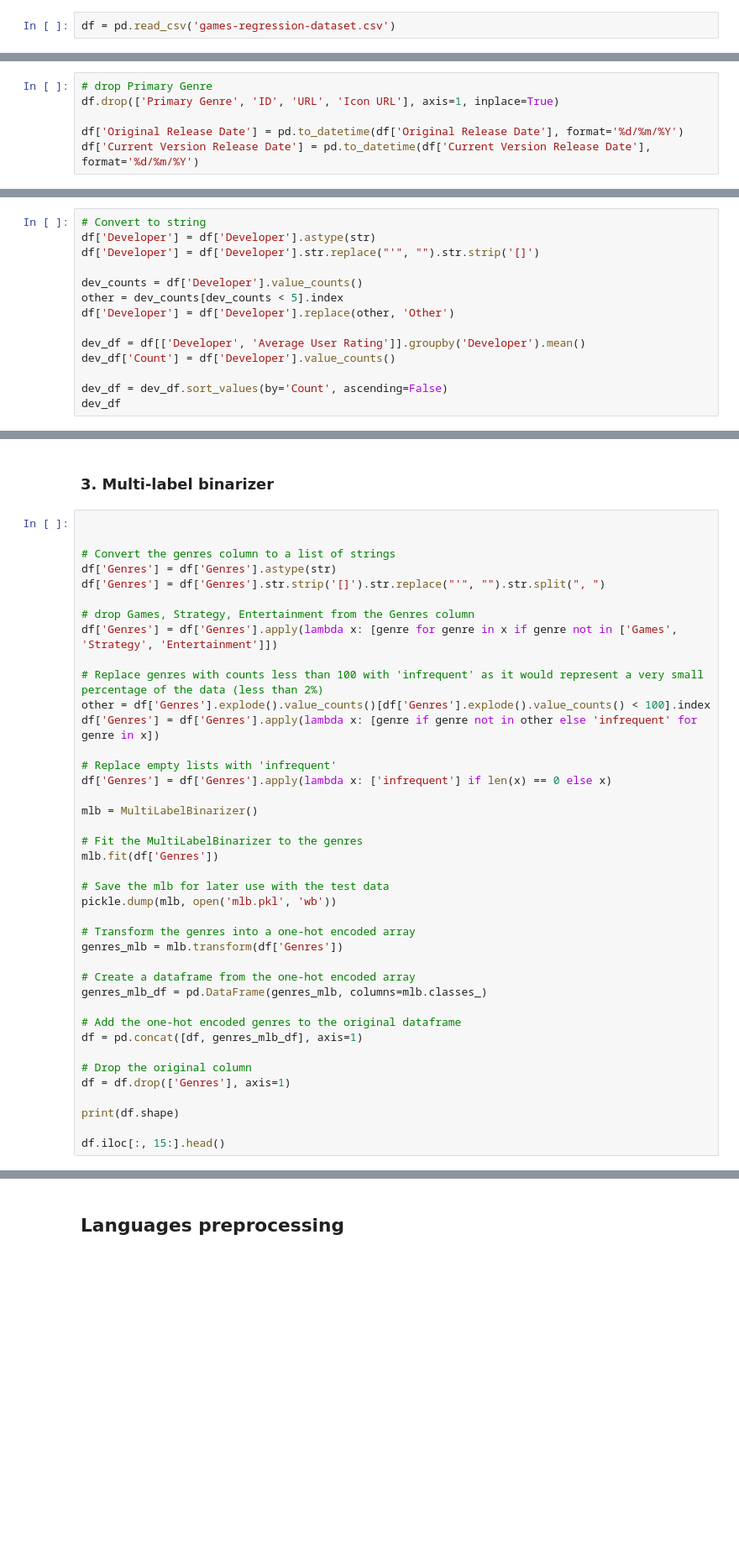
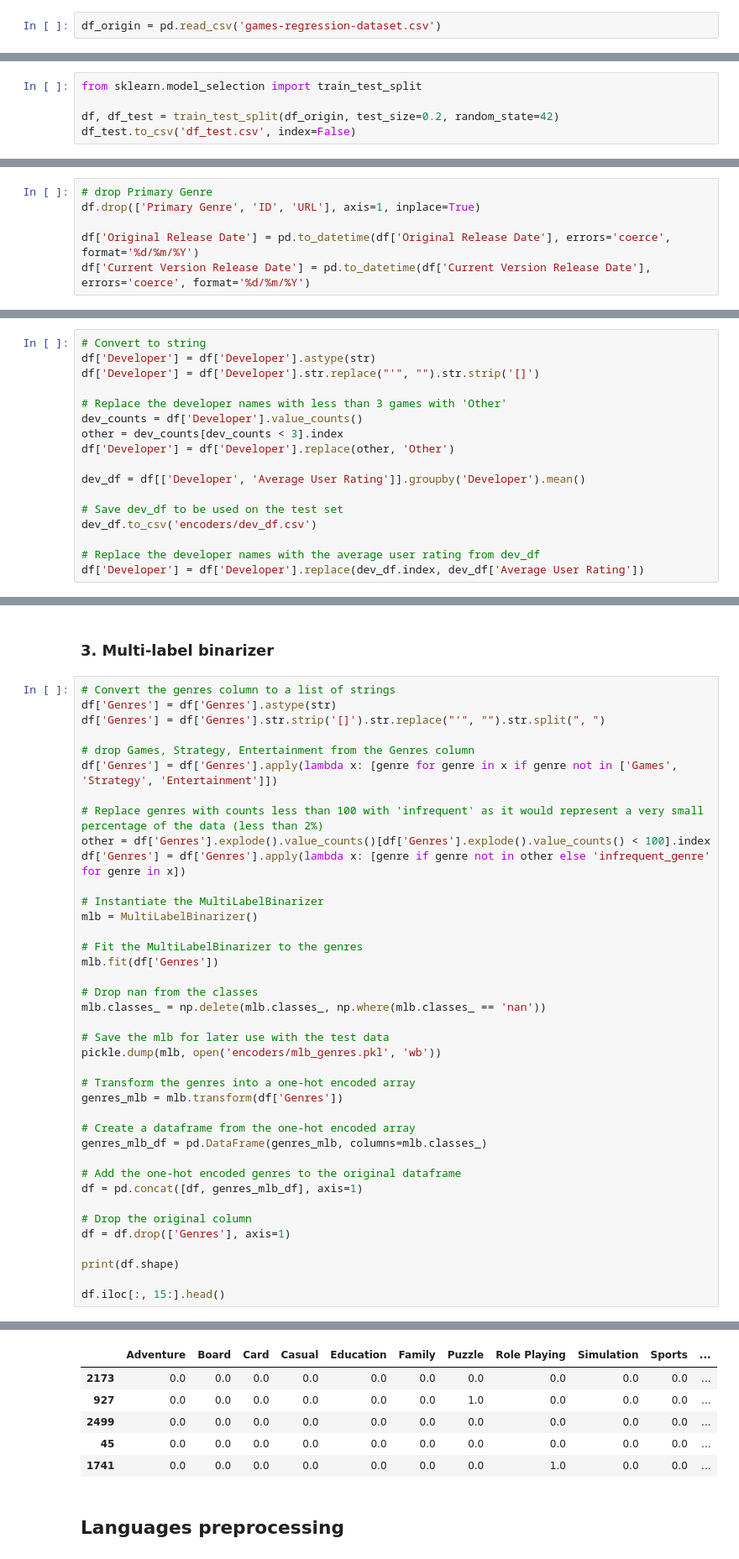
Before and after one commit to yusufnasserdev/games-rating-model, a Jupyter notebook: Phase1/preprocessing.ipynb, the cells around one changed output, grey strips where cells are left out. Shown at 84% size. Drawn from its saved outputs; the diff is of its cells as text; blank space fills up the shorter version.

```diff
--- a/Phase1/preprocessing.ipynb
+++ b/Phase1/preprocessing.ipynb
@@ -18,4 +18,4 @@ warnings.filterwarnings('ignore')
 # %% [markdown]
 ## Load the dataset
 # %%
-df = pd.read_csv('games-regression-dataset.csv')
+df_origin = pd.read_csv('games-regression-dataset.csv')
@@ -22,11 +24,16 @@ df = pd.read_csv('games-regression-dataset.csv')
+# %%
+from sklearn.model_selection import train_test_split
+
+df, df_test = train_test_split(df_origin, test_size=0.2, random_state=42)
+df_test.to_csv('df_test.csv', index=False)
 # %% [markdown]
 ## Setting data types
 # %%
 # drop Primary Genre
-df.drop(['Primary Genre', 'ID', 'URL', 'Icon URL'], axis=1, inplace=True)
+df.drop(['Primary Genre', 'ID', 'URL'], axis=1, inplace=True)
 
-df['Original Release Date'] = pd.to_datetime(df['Original Release Date'], format='%d/%m/%Y')
-df['Current Version Release Date'] = pd.to_datetime(df['Current Version Release Date'], format='%d/%m/%Y')
+df['Original Release Date'] = pd.to_datetime(df['Original Release Date'], errors='coerce', format='%d/%m/%Y')
+df['Current Version Release Date'] = pd.to_datetime(df['Current Version Release Date'], errors='coerce', format='%d/%m/%Y')
 # %% [markdown]
 ## Data Exploration
 # %% [markdown]
@@ -67,12 +93,15 @@ print(langs_counts[1:30])
 df['Developer'] = df['Developer'].astype(str)
 df['Developer'] = df['Developer'].str.replace("'", "").str.strip('[]')
 
+# Replace the developer names with less than 3 games with 'Other'
 dev_counts = df['Developer'].value_counts()
-other = dev_counts[dev_counts < 5].index
+other = dev_counts[dev_counts < 3].index
 df['Developer'] = df['Developer'].replace(other, 'Other')
 
 dev_df = df[['Developer', 'Average User Rating']].groupby('Developer').mean()
-dev_df['Count'] = df['Developer'].value_counts()
 
-dev_df = dev_df.sort_values(by='Count', ascending=False)
-dev_df
+# Save dev_df to be used on the test set
+dev_df.to_csv('encoders/dev_df.csv')
+
+# Replace the developer names with the average user rating from dev_df
+df['Developer'] = df['Developer'].replace(dev_df.index, dev_df['Average User Rating'])
@@ -139,8 +164,6 @@ df.iloc[:, 15:].head()
 # %% [markdown]
 ### 3. Multi-label binarizer
 # %%
-
-
 # Convert the genres column to a list of strings
 df['Genres'] = df['Genres'].astype(str)
 df['Genres'] = df['Genres'].str.strip('[]').str.replace("'", "").str.split(", ")
@@ -150,18 +173,19 @@ df['Genres'] = df['Genres'].apply(lambda x: [genre for genre in x if genre not i
 
 # Replace genres with counts less than 100 with 'infrequent' as it would represent a very small percentage of the data (less than 2%)
 other = df['Genres'].explode().value_counts()[df['Genres'].explode().value_counts() < 100].index
-df['Genres'] = df['Genres'].apply(lambda x: [genre if genre not in other else 'infrequent' for genre in x])
+df['Genres'] = df['Genres'].apply(lambda x: [genre if genre not in other else 'infrequent_genre' for genre in x])
 
-# Replace empty lists with 'infrequent'
-df['Genres'] = df['Genres'].apply(lambda x: ['infrequent'] if len(x) == 0 else x)
-
+# Instantiate the MultiLabelBinarizer
 mlb = MultiLabelBinarizer()
 
 # Fit the MultiLabelBinarizer to the genres
 mlb.fit(df['Genres'])
 
+# Drop nan from the classes
+mlb.classes_ = np.delete(mlb.classes_, np.where(mlb.classes_ == 'nan'))
+
 # Save the mlb for later use with the test data
-pickle.dump(mlb, open('mlb.pkl', 'wb'))
+pickle.dump(mlb, open('encoders/mlb_genres.pkl', 'wb'))
 
 # Transform the genres into a one-hot encoded array
 genres_mlb = mlb.transform(df['Genres'])
@@ -178,3 +202,4 @@ df = df.drop(['Genres'], axis=1)
 print(df.shape)
 
 df.iloc[:, 15:].head()
+# %% [output]
@@ -181,3 +207,9 @@ df.iloc[:, 15:].head()
+|  | Adventure | Board | Card | Casual | Education | Family | Puzzle | Role Playing | Simulation | Sports | ... |
+| 2173 | 0.0 | 0.0 | 0.0 | 0.0 | 0.0 | 0.0 | 0.0 | 0.0 | 0.0 | 0.0 | ... |
+| 927 | 0.0 | 0.0 | 0.0 | 0.0 | 0.0 | 0.0 | 1.0 | 0.0 | 0.0 | 0.0 | ... |
+| 2499 | 0.0 | 0.0 | 0.0 | 0.0 | 0.0 | 0.0 | 0.0 | 0.0 | 0.0 | 0.0 | ... |
+| 45 | 0.0 | 0.0 | 0.0 | 0.0 | 0.0 | 0.0 | 0.0 | 0.0 | 0.0 | 0.0 | ... |
+| 1741 | 0.0 | 0.0 | 0.0 | 0.0 | 0.0 | 0.0 | 0.0 | 1.0 | 0.0 | 0.0 | ... |
 # %% [markdown]
 ## Languages preprocessing
 # %% [markdown]
```
Also changed, not shown: parts of 22 cells of this notebook, 5 other files.
